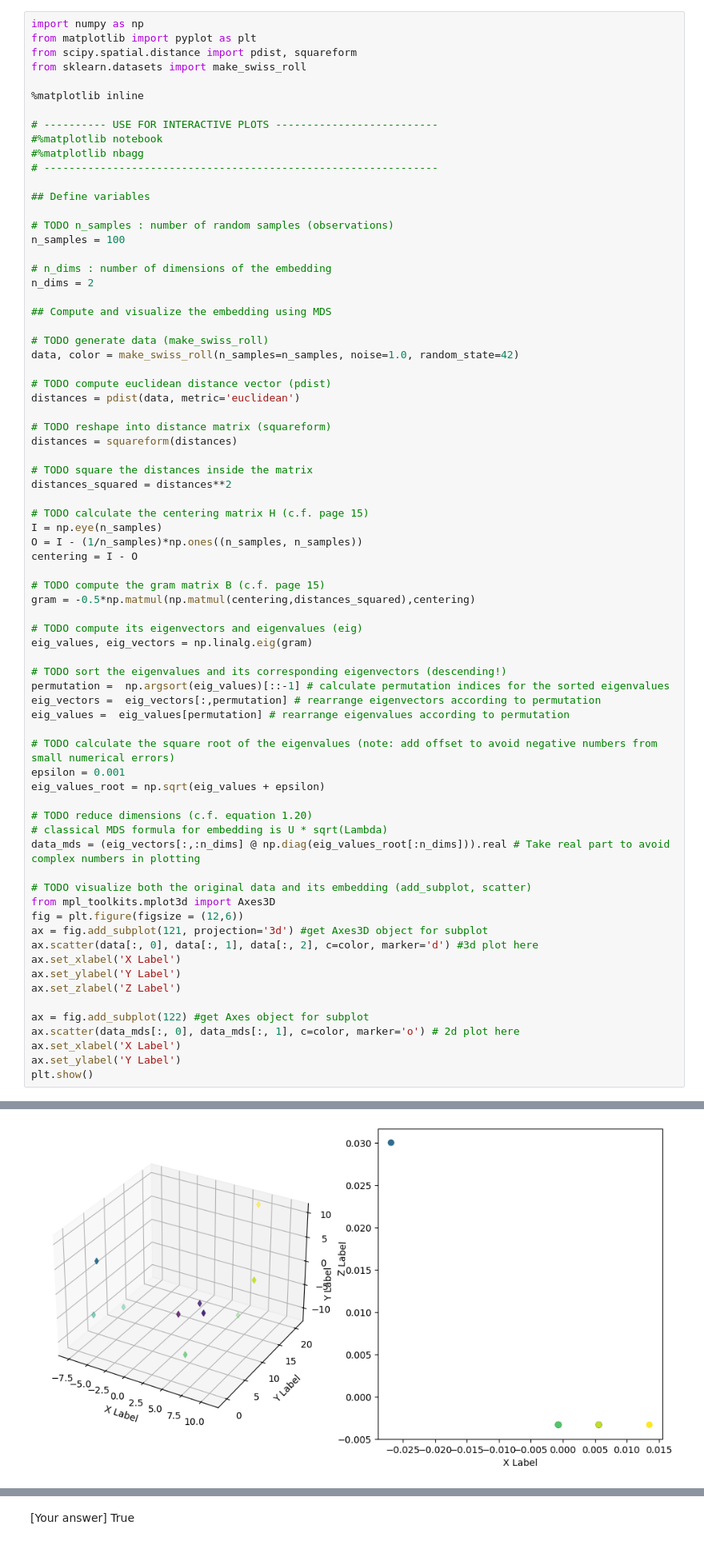
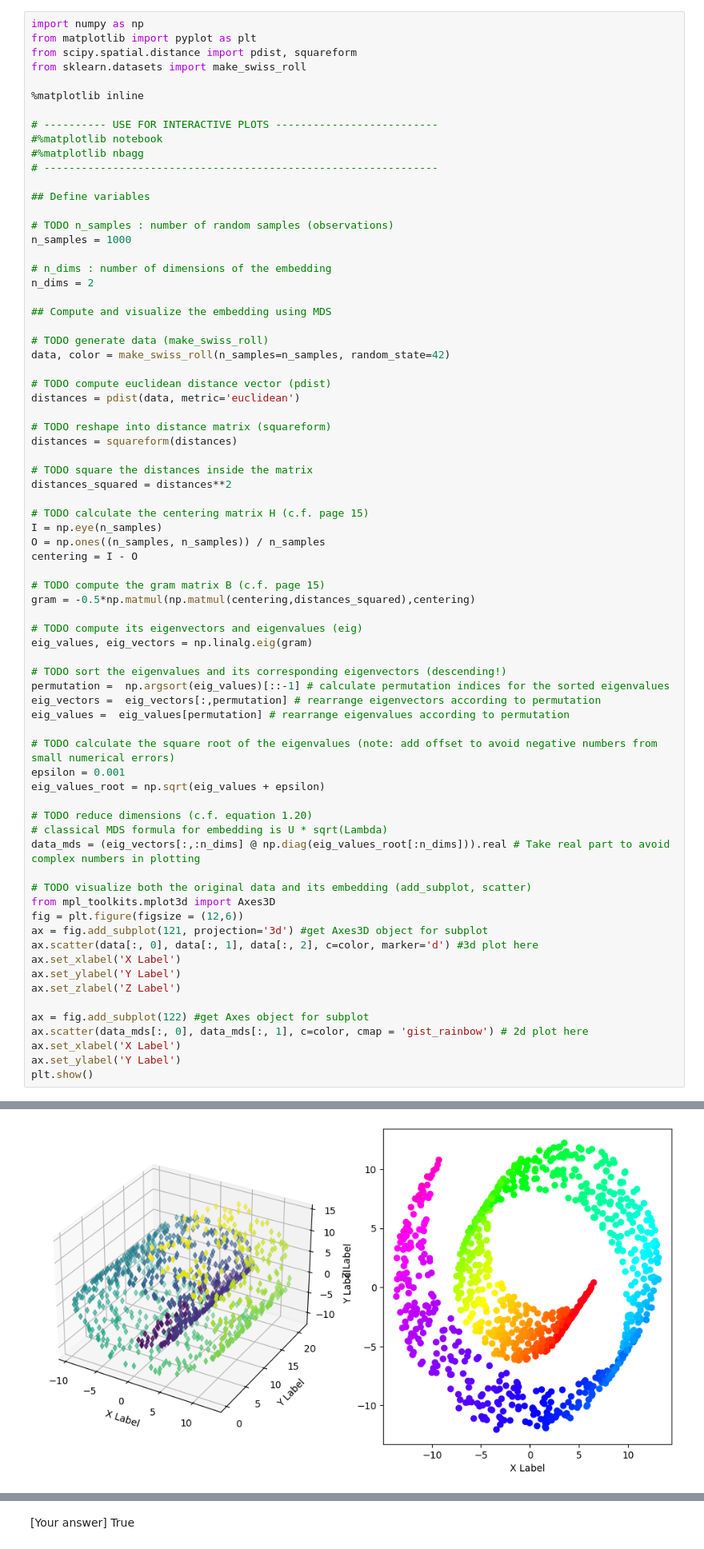
Before and after one commit to RamanBaghel/excercise, a Jupyter notebook: exercise_2.ipynb, the cells around one changed output, grey strips where cells are left out. Shown at 80% size. Drawn from its saved outputs; the diff is of its cells as text.

```diff
--- a/exercise_2.ipynb
+++ b/exercise_2.ipynb
@@ -57,7 +57,7 @@ from sklearn.datasets import make_swiss_roll
 ## Define variables
 
 # TODO n_samples : number of random samples (observations)
-n_samples = 100
+n_samples = 1000
 
 # n_dims : number of dimensions of the embedding
 n_dims = 2
@@ -65,7 +65,7 @@ n_dims = 2
 ## Compute and visualize the embedding using MDS
 
 # TODO generate data (make_swiss_roll)
-data, color = make_swiss_roll(n_samples=n_samples, noise=1.0, random_state=42)
+data, color = make_swiss_roll(n_samples=n_samples, random_state=42)
 
 # TODO compute euclidean distance vector (pdist)
 distances = pdist(data, metric='euclidean')
@@ -78,7 +78,7 @@ distances_squared = distances**2
 
 # TODO calculate the centering matrix H (c.f. page 15)
 I = np.eye(n_samples)
-O = I - (1/n_samples)*np.ones((n_samples, n_samples))
+O = np.ones((n_samples, n_samples)) / n_samples
 centering = I - O
 
 # TODO compute the gram matrix B (c.f. page 15)
@@ -110,7 +110,7 @@ ax.set_ylabel('Y Label')
 ax.set_zlabel('Z Label')
 
 ax = fig.add_subplot(122) #get Axes object for subplot
-ax.scatter(data_mds[:, 0], data_mds[:, 1], c=color, marker='o') # 2d plot here
+ax.scatter(data_mds[:, 0], data_mds[:, 1], c=color, cmap = 'gist_rainbow') # 2d plot here
 ax.set_xlabel('X Label')
 ax.set_ylabel('Y Label')
 plt.show()
@@ -122,4 +118,4 @@ plt.show()
-[figure, old version]
+[figure, new version]
 # %% [markdown]
 ## Exercise 2.2: Isomap
 
```
Also changed, not shown: parts of 7 cells of this notebook.
